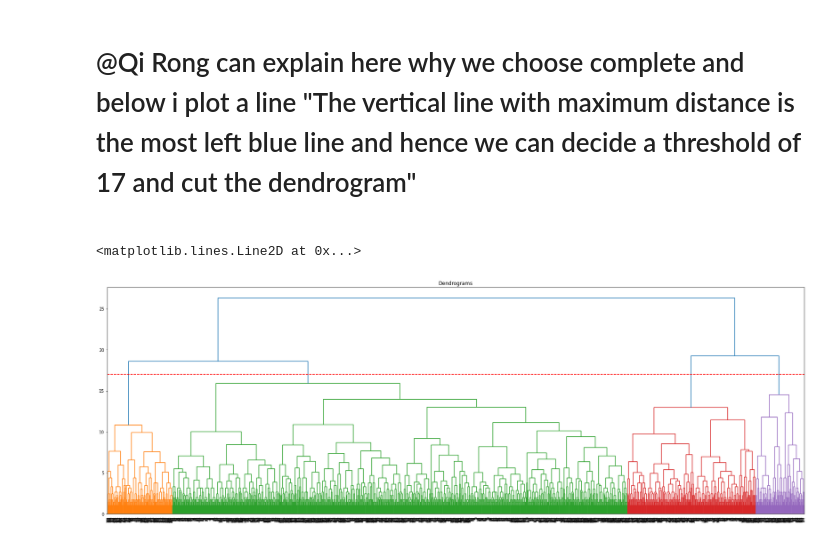
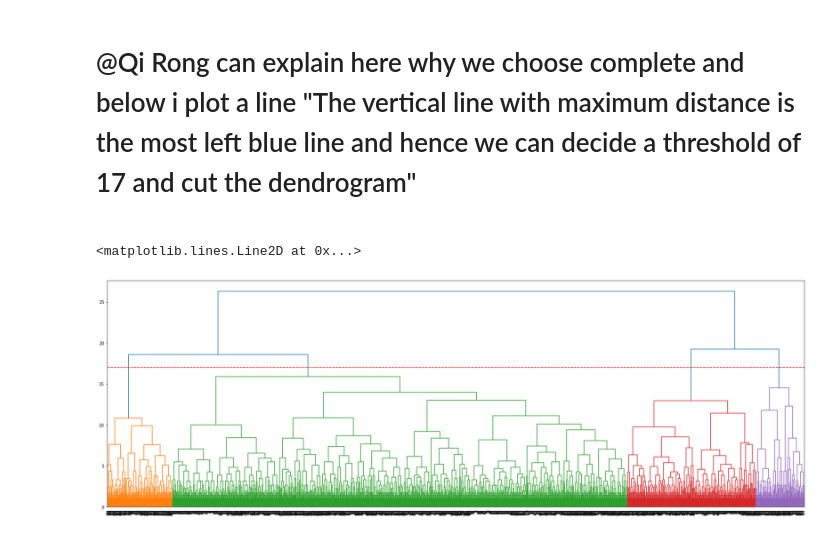
Before and after one commit to WeichenTeo/CSC3005-Data-Analytics, a Jupyter notebook: DataAnalytics.ipynb, the cells around one changed output. Saved outputs shown, nothing was run; the diff lists cells and outputs as text; code cells hidden in the pictures.

```diff
--- a/DataAnalytics.ipynb
+++ b/DataAnalytics.ipynb
@@ -175,17 +175,13 @@ plt.figure(figsize=(30,10))
 plt.title("Dendrograms")
 names = category['Class']
 Y = category['Class']
-X = category.drop(['Class'],axis=1)
+X = category.iloc[:,[0,1,2,3,4]].values
 Z = hierarchy.linkage(X, 'complete')
 dn = hierarchy.dendrogram(Z,labels=names.tolist())
 # %% [output]
 [figure]
 # %%
 plt.figure(figsize=(30,10))
-plt.title("Dendrograms")
-names = category['Class']
-Y = category['Class']
-X = category.drop(['Class'],axis=1)
 Z = hierarchy.linkage(X, 'single')
 dn = hierarchy.dendrogram(Z,labels=names.tolist())
 # %% [output]
@@ -193,9 +189,5 @@ dn = hierarchy.dendrogram(Z,labels=names.tolist())
 # %%
 plt.figure(figsize=(30,10))
-plt.title("Dendrograms")
-names = category['Class']
-Y = category['Class']
-X = category.drop(['Class'],axis=1)
-Z = hierarchy.linkage(X, 'average') #An (n−1) by 4 matrix Z is returned
+Z = hierarchy.linkage(X, 'average')
 dn = hierarchy.dendrogram(Z,labels=names.tolist())
 # %% [output]
@@ -203,9 +195,5 @@ dn = hierarchy.dendrogram(Z,labels=names.tolist())
 # %%
 plt.figure(figsize=(30,10))
-plt.title("Dendrograms")
-names = category['Class']
-Y = category['Class']
-X = category.drop(['Class'],axis=1)
 Z = hierarchy.linkage(X, 'ward')
 dn = hierarchy.dendrogram(Z,labels=names.tolist())
 # %% [output]
@@ -214,13 +202,9 @@ dn = hierarchy.dendrogram(Z,labels=names.tolist())
 <h1> @Qi Rong can explain here why we choose complete and below i plot a line "The vertical line with maximum distance is the most left blue line and hence we can decide a threshold of 17 and cut the dendrogram" <h1>
 # %%
 plt.figure(figsize=(30,10))
-plt.title("Dendrograms")
-names = category['Class']
-Y = category['Class']
-X = category.drop(['Class'],axis=1)
 Z = hierarchy.linkage(X, 'complete')
 dn = hierarchy.dendrogram(Z,labels=names.tolist())
 plt.axhline(y=17, color='r', linestyle='--')
 # %% [output]
 <matplotlib.lines.Line2D at 0x...>
-[figure, old version]
+[figure, new version]
```
Also changed, not shown: parts of 19 cells of this notebook.
